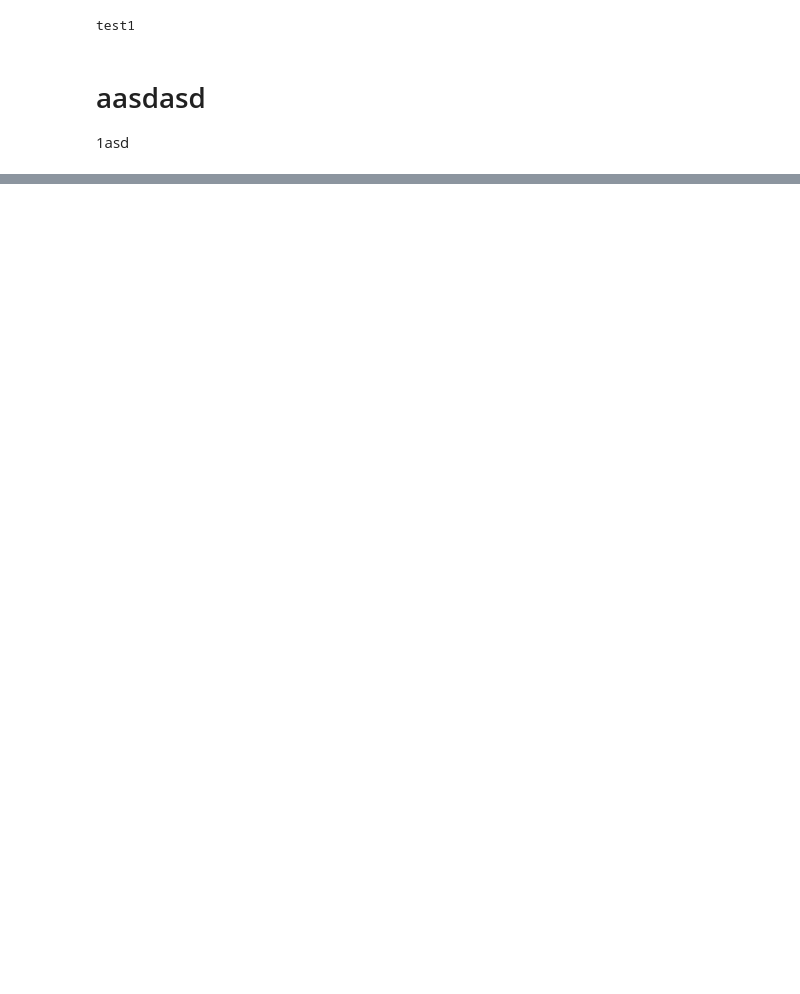
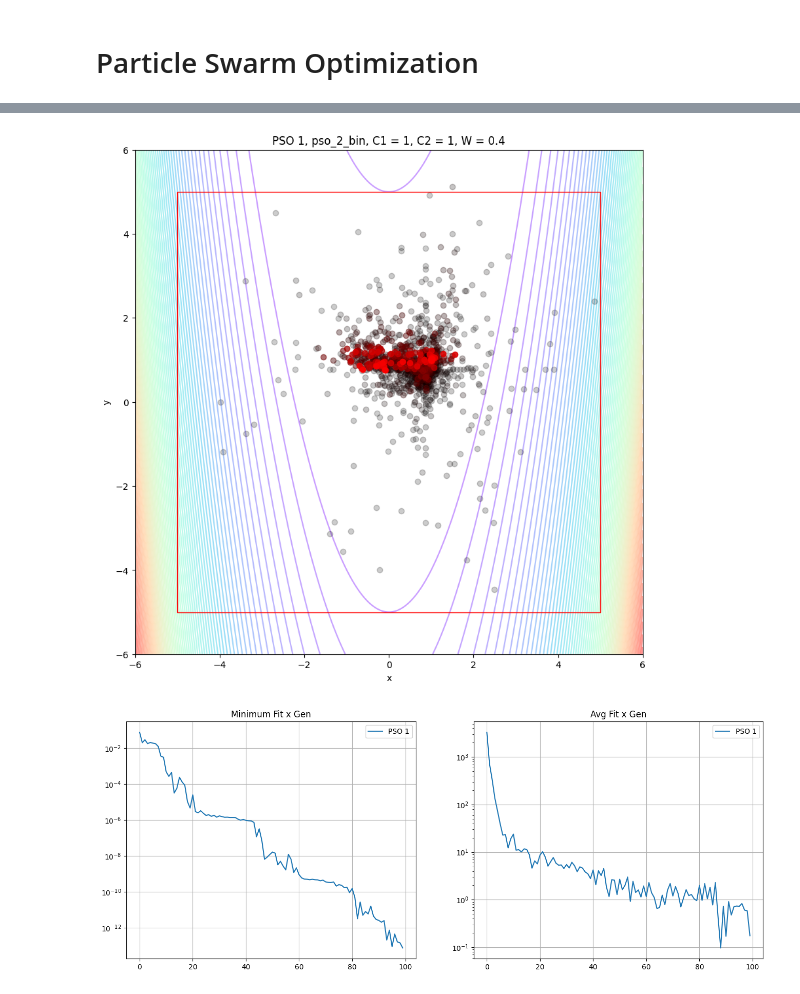
Before and after one commit to JaoSchmidt/Opt-Meta-Heuristics, a Jupyter notebook: main.ipynb, the cells around one changed output, grey strips where cells are left out. Drawn from its saved outputs; the diff is of its cells as text; code cells hidden in the pictures; blank space fills up the shorter version.

```diff
--- a/main.ipynb
+++ b/main.ipynb
@@ -84,9 +69,66 @@ NameError: name 'contour_over_population' is not defined
-# %%
-from testa import testofmany
-
-testofmany()
-# %% [output]
-test1
-# %% [markdown]
-# aasdasd
-1asd
+# %% [markdown]
+# Particle Swarm Optimization
+# %%
+from individual_class import IndividualPSO
+
+class Rosenbrock(IndividualPSO):
+  def _fitness_function(self,X,a=1,b=100):
+    x,y = X
+    return pow((a - x),2) + b * pow((y - x**2),2)
+
+def ff(X,a=1,b=100):
+  x,y = X
+  return (a - x)**2 + b*(y - x**2)**2
+
+from graphical_visualization import get_last_best_ind
+from graphical_visualization import store_average_fitness
+from graphical_visualization import contour_over_population
+from graphical_visualization import plot_fitness_over_generation
+
+final_table = {}
+final_fitness_table = {}
+final_fitness_table["mini"] = {}
+final_fitness_table["mean"] = {}
+
+from algorithm_loop import particle_swarm_optimization
+
+c1_variable = 1
+c2_variable = 1
+w_variable = 0.4
+bounds = [(-5,5)]
+experiment_name="pso_2_bin"
+option="PSO 1"
+
+# initial and final pop stuff
+population_size = 100
+map_size = 10 # size of a square of the map
+# slighty move center to avoid getting into the minimum too quickly
+center = [0.3120312,0.2212314]
+num_tests = 1 # number of tests to make
+max_it = 100
+
+final_table[option] = []
+final_fitness_table["mini"][option] = []
+final_fitness_table["mean"][option] = []
+
+#------------------------------------------------------------#
+
+lazy_title = [option,experiment_name,"C1 = "+str(c1_variable),"C2 = "+str(c2_variable),"W = "+str(w_variable)]
+for _ in range(0,num_tests):
+  generation_data = particle_swarm_optimization(experiment_name,
+                                                Rosenbrock,
+                                                map_size,
+                                                bounds,
+                                                population_size,
+                                                center=center,
+                                                max_it=max_it,
+                                                C1=c1_variable,
+                                                C2=c2_variable,
+                                                w=w_variable)
+  best_ind = get_last_best_ind(generation_data,*lazy_title,population_size,max_it)
+  store_average_fitness(generation_data,final_fitness_table,option,num_tests)
+  final_table[option].append(best_ind)
+
+contour_over_population(generation_data,', '.join(lazy_title),ff,map_size)
+plot_fitness_over_generation(final_fitness_table)
+# %% [output]
@@ -92,0 +152,2 @@ test1
+[figure, added]
+[figure, added]
```
Also changed, not shown: parts of 4 cells of this notebook, 4 other files.
